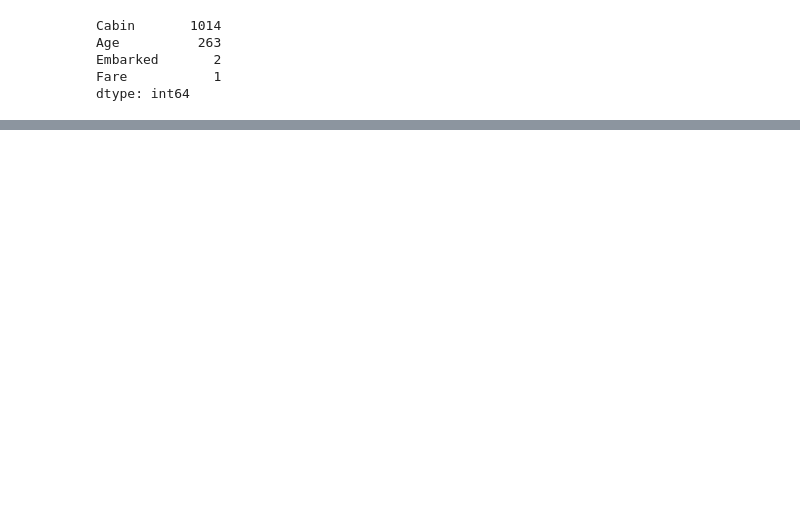
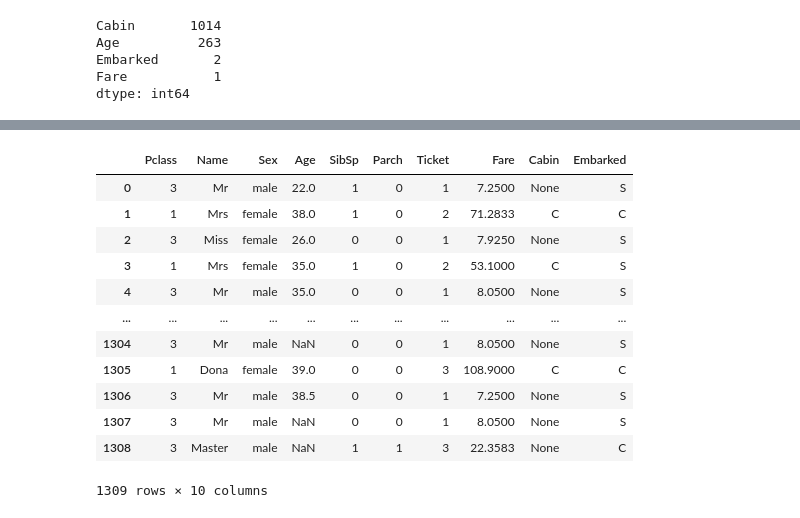
Before and after one commit to ZJCHEN0109/AIMarchinLearn, a Jupyter notebook: titanic.ipynb, the cells around one changed output, grey strips where cells are left out. Cells and saved outputs as stored; diff of their text form; code cells hidden in the pictures; blank space fills up the shorter version.

```diff
--- a/titanic.ipynb
+++ b/titanic.ipynb
@@ -93,0 +140,8 @@ dtype: int64
+# %%
+import re
+# n = "Braund, Mr. Owen Harris"
+# .+: 任意一個字一次以上 ,: 逗號 (.+): 任意一個字一次以上, 並且group起來 \.: 點 .+: 任意一個字一次以上
+def namechange(n):
+    pat = r".+,(.+)\..+"
+    return re.match(pat, n).group(1).strip()
+datas["Name"].apply(namechange)
@@ -93,0 +161,21 @@ dtype: int64
+# %%
+# n = "Braund, Mr. Owen Harris"
+def namechange(n):
+    return n.split(",")[-1].split(".")[0].strip()
+datas["Name"] = datas["Name"].apply(namechange)
+# %%
+datas
+# %% [output]
+|  | Pclass | Name | Sex | Age | SibSp | Parch | Ticket | Fare | Cabin | Embarked |
+| 0 | 3 | Mr | male | 22.0 | 1 | 0 | 1 | 7.2500 | None | S |
+| 1 | 1 | Mrs | female | 38.0 | 1 | 0 | 2 | 71.2833 | C | C |
+| 2 | 3 | Miss | female | 26.0 | 0 | 0 | 1 | 7.9250 | None | S |
+| 3 | 1 | Mrs | female | 35.0 | 1 | 0 | 2 | 53.1000 | C | S |
+| 4 | 3 | Mr | male | 35.0 | 0 | 0 | 1 | 8.0500 | None | S |
+| ... | ... | ... | ... | ... | ... | ... | ... | ... | ... | ... |
+| 1304 | 3 | Mr | male | NaN | 0 | 0 | 1 | 8.0500 | None | S |
+| 1305 | 1 | Dona | female | 39.0 | 0 | 0 | 3 | 108.9000 | C | C |
+| 1306 | 3 | Mr | male | 38.5 | 0 | 0 | 1 | 7.2500 | None | S |
+| 1307 | 3 | Mr | male | NaN | 0 | 0 | 1 | 8.0500 | None | S |
+| 1308 | 3 | Master | male | NaN | 1 | 1 | 3 | 22.3583 | None | C |
+1309 rows × 10 columns
```
Also changed, not shown: parts of 7 cells of this notebook.
